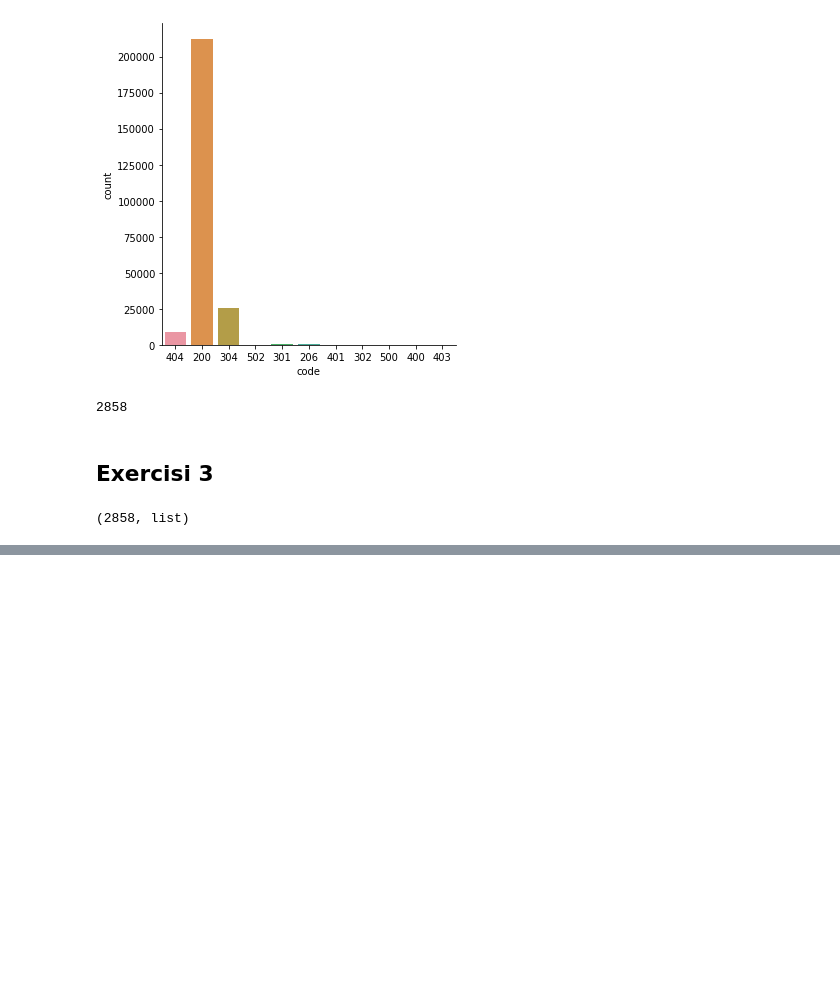
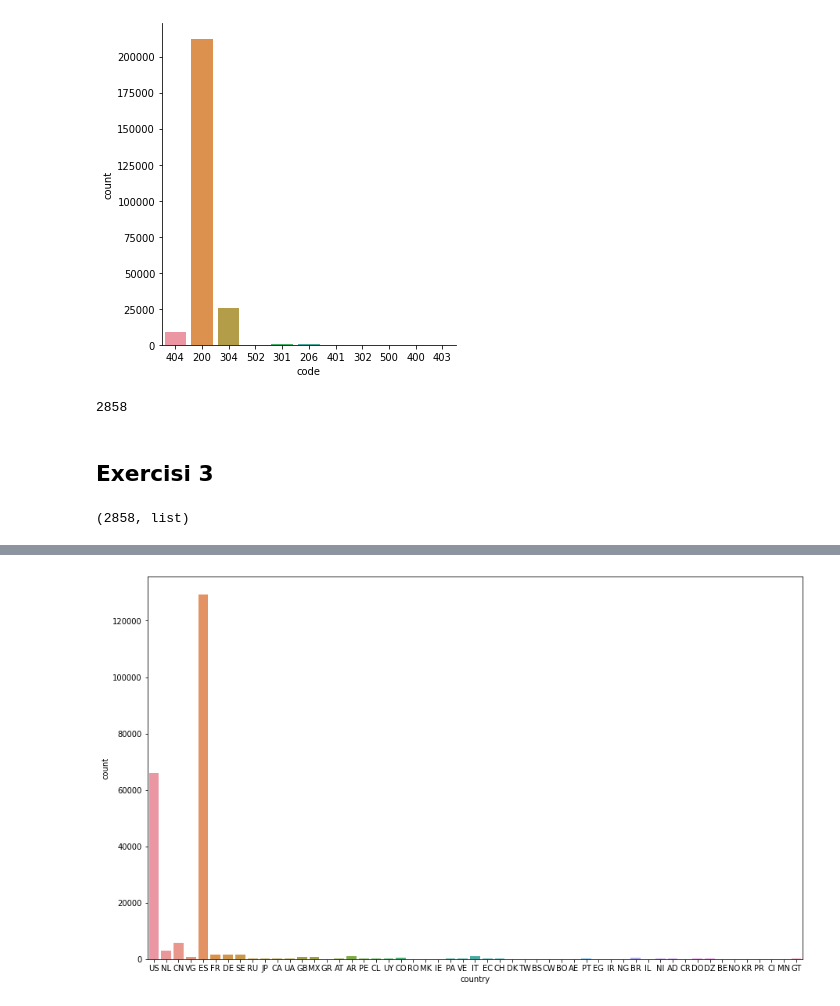
Before and after one commit to ManelForcales/Registre-de-logs, a Jupyter notebook: Tasca7_Spring5.ipynb, the cells around one changed output, grey strips where cells are left out. Saved outputs shown, nothing was run; the diff lists cells and outputs as text; code cells hidden in the pictures; blank space fills up the shorter version.

```diff
--- a/Tasca7_Spring5.ipynb
+++ b/Tasca7_Spring5.ipynb
@@ -216,3 +214,6 @@ contents     161778
 dtype: int64
+# %%
+# drop null
+log1= log.dropna()
 # %%
-df_contents = json_normalize(log['contents'][:10])
+df_contents = json_normalize(log1['contents'])
@@ -232,0 +220,3 @@ df_contents
+# %%
+df_contents.dropna(inplace=True)
+df_contents.isnull().sum()
@@ -245 +262,3 @@ df.head()
+# %%
+df.dropna(inplace=True)
 # %%
@@ -246,0 +273,6 @@ log.head()
+# %%
+import matplotlib.pyplot as plt
+fig, ax  = plt.subplots(figsize=(15,9))
+g = sns.countplot(x='country',data=df,ax=ax)
+# %% [output]
+[figure, added]
```
Also changed, not shown: parts of 9 cells of this notebook.
